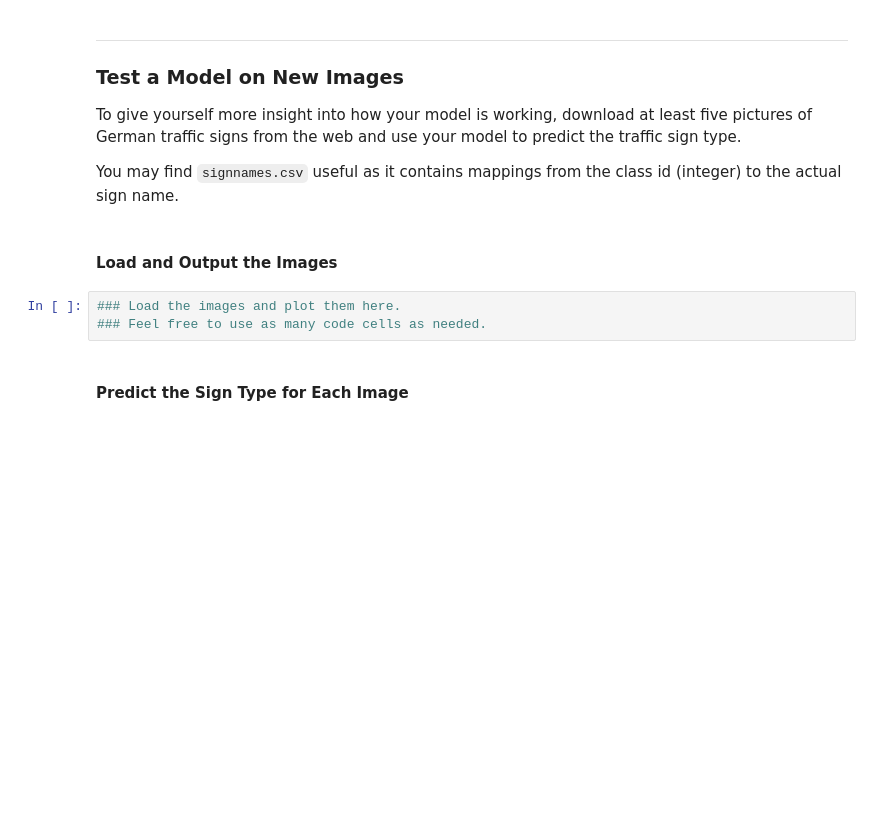
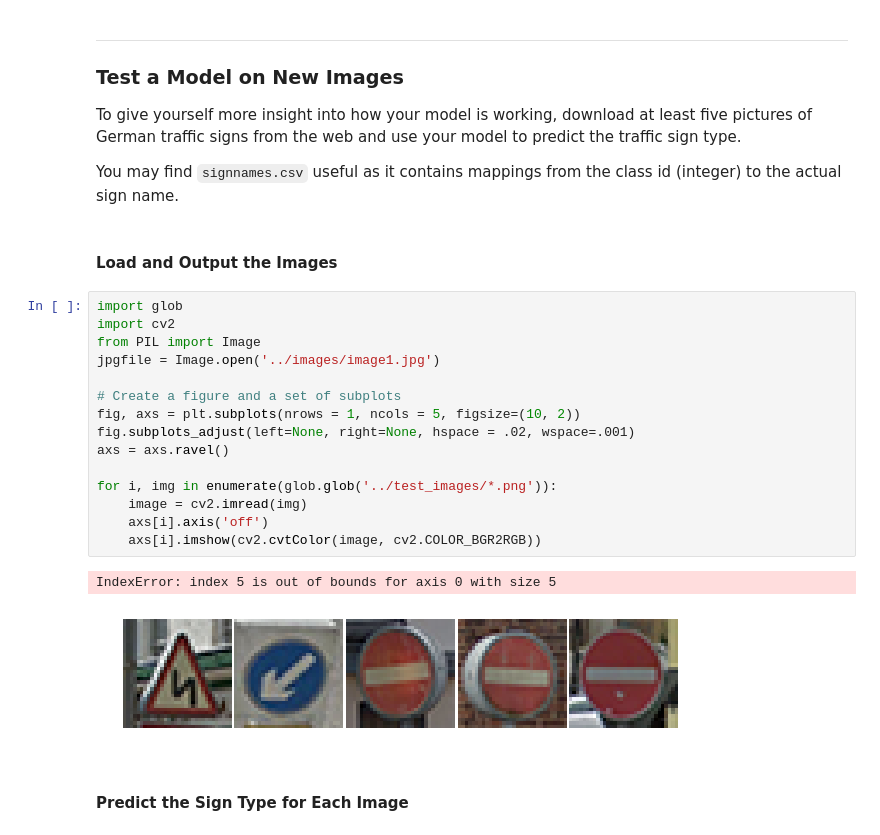
Before and after one commit to tranlv/Self-Driving-Car-Engineer-Part-1, a Jupyter notebook: Traffic Sign Classifier/notebook/Traffic_Sign_Classifier.ipynb, the cells around one changed output. Drawn from its saved outputs; the diff is of its cells as text; blank space fills up the shorter version.

```diff
--- a/Traffic Sign Classifier/notebook/Traffic_Sign_Classifier.ipynb
+++ b/Traffic Sign Classifier/notebook/Traffic_Sign_Classifier.ipynb
@@ -557,9 +584,24 @@ To give yourself more insight into how your model is working, download at least
 You may find `signnames.csv` useful as it contains mappings from the class id (integer) to the actual sign name.
 # %% [markdown]
 #### Load and Output the Images
-# %%
-### Load the images and plot them here.
-### Feel free to use as many code cells as needed.
+# %%
+import glob
+import cv2
+from PIL import Image
+jpgfile = Image.open('../images/image1.jpg')
+
+# Create a figure and a set of subplots
+fig, axs = plt.subplots(nrows = 1, ncols = 5, figsize=(10, 2))
+fig.subplots_adjust(left=None, right=None, hspace = .02, wspace=.001)
+axs = axs.ravel()
+
+for i, img in enumerate(glob.glob('../test_images/*.png')):
+    image = cv2.imread(img)
+    axs[i].axis('off')
+    axs[i].imshow(cv2.cvtColor(image, cv2.COLOR_BGR2RGB))
+# %% [output]
+IndexError: index 5 is out of bounds for axis 0 with size 5
+[figure, added]
 # %% [markdown]
 #### Predict the Sign Type for Each Image
 # %%
```
Also changed, not shown: parts of 9 cells of this notebook, 46 other files.
